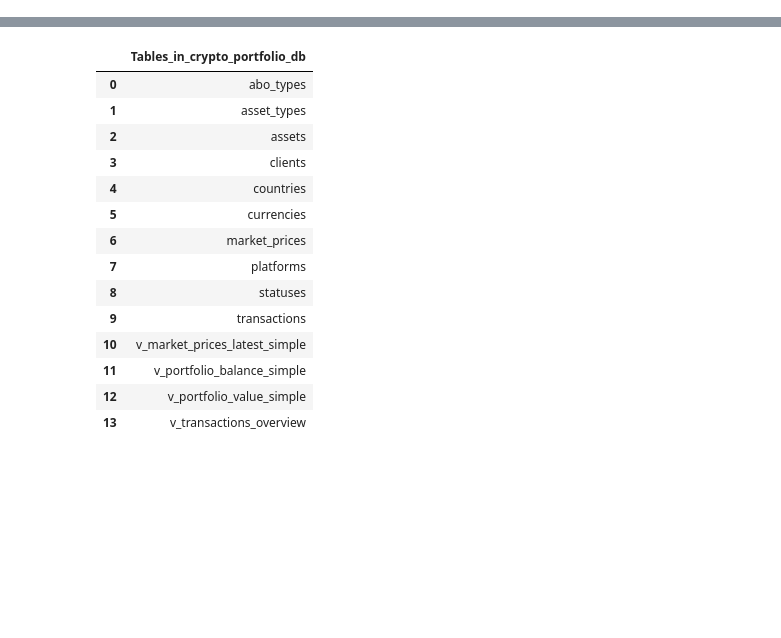
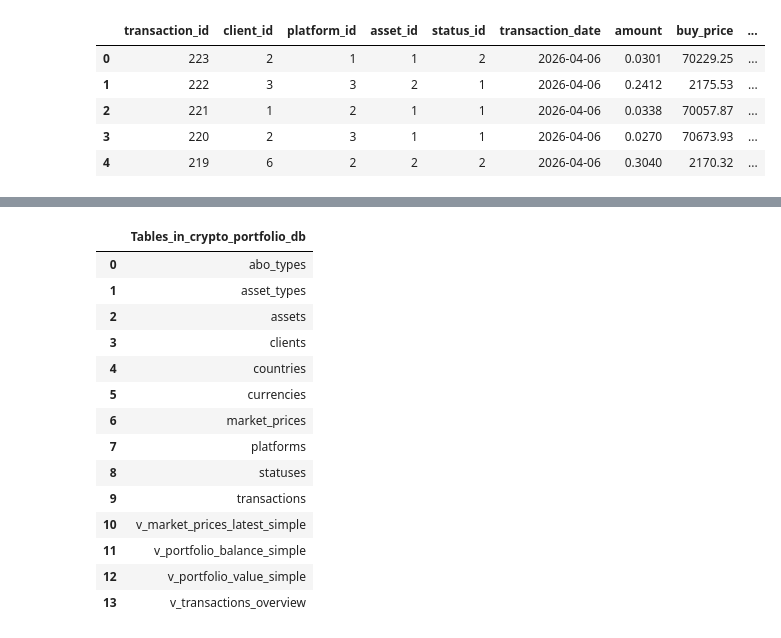
Before and after one commit to KaterynaSavelieva/crypto-portfolio-analytics, a Jupyter notebook: notebooks/analysis.ipynb, the cells around one changed output, grey strips where cells are left out. Saved outputs shown, nothing was run; the diff lists cells and outputs as text; code cells hidden in the pictures; blank space fills up the shorter version.

```diff
--- a/notebooks/analysis.ipynb
+++ b/notebooks/analysis.ipynb
@@ -67,0 +73,10 @@ df
+# %%
+df = run_query(""" select * from transactions order by transaction_id desc limit 5""")
+df
+# %% [output]
+|  | transaction_id | client_id | platform_id | asset_id | status_id | transaction_date | amount | buy_price | ... |
+| 0 | 223 | 2 | 1 | 1 | 2 | 2026-04-06 | 0.0301 | 70229.25 | ... |
+| 1 | 222 | 3 | 3 | 2 | 1 | 2026-04-06 | 0.2412 | 2175.53 | ... |
+| 2 | 221 | 1 | 2 | 1 | 1 | 2026-04-06 | 0.0338 | 70057.87 | ... |
+| 3 | 220 | 2 | 3 | 1 | 1 | 2026-04-06 | 0.0270 | 70673.93 | ... |
+| 4 | 219 | 6 | 2 | 2 | 2 | 2026-04-06 | 0.3040 | 2170.32 | ... |
```
Also changed, not shown: parts of 8 cells of this notebook, 15 other files.
